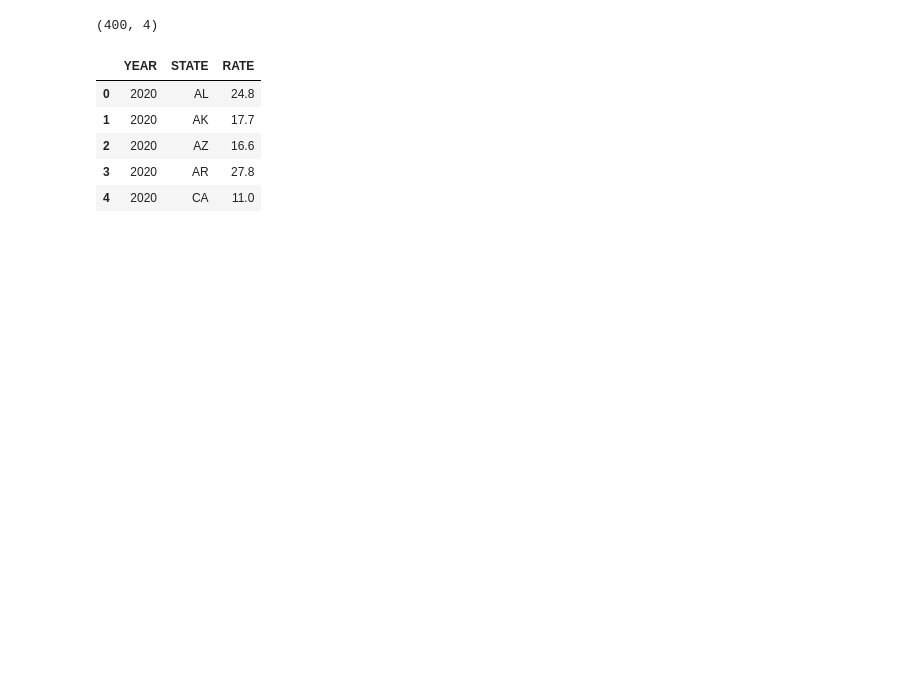
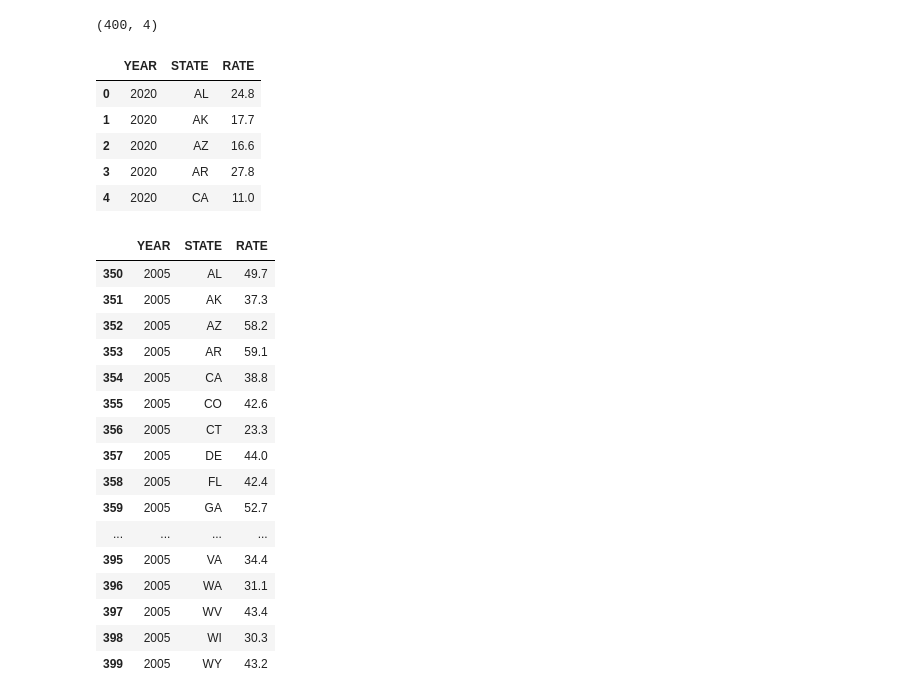
Before and after one commit to lucythuku/HappyCoders, a Jupyter notebook: Week 2/Data Wrangling- Lucy/Untitled.ipynb, the cells around one changed output. Saved outputs shown, nothing was run; the diff lists cells and outputs as text; code cells hidden in the pictures; blank space fills up the shorter version.

```diff
--- a/Week 2/Data Wrangling- Lucy/Untitled.ipynb
+++ b/Week 2/Data Wrangling- Lucy/Untitled.ipynb
@@ -31,0 +43,20 @@ TeenBirthRates.head()
+# %%
+TeenBirthRates2005
+# %% [output]
+|  | YEAR | STATE | RATE |
+| 350 | 2005 | AL | 49.7 |
+| 351 | 2005 | AK | 37.3 |
+| 352 | 2005 | AZ | 58.2 |
+| 353 | 2005 | AR | 59.1 |
+| 354 | 2005 | CA | 38.8 |
+| 355 | 2005 | CO | 42.6 |
+| 356 | 2005 | CT | 23.3 |
+| 357 | 2005 | DE | 44.0 |
+| 358 | 2005 | FL | 42.4 |
+| 359 | 2005 | GA | 52.7 |
+| ... | ... | ... | ... |
+| 395 | 2005 | VA | 34.4 |
+| 396 | 2005 | WA | 31.1 |
+| 397 | 2005 | WV | 43.4 |
+| 398 | 2005 | WI | 30.3 |
+| 399 | 2005 | WY | 43.2 |
```
Also changed, not shown: parts of 8 cells of this notebook.
